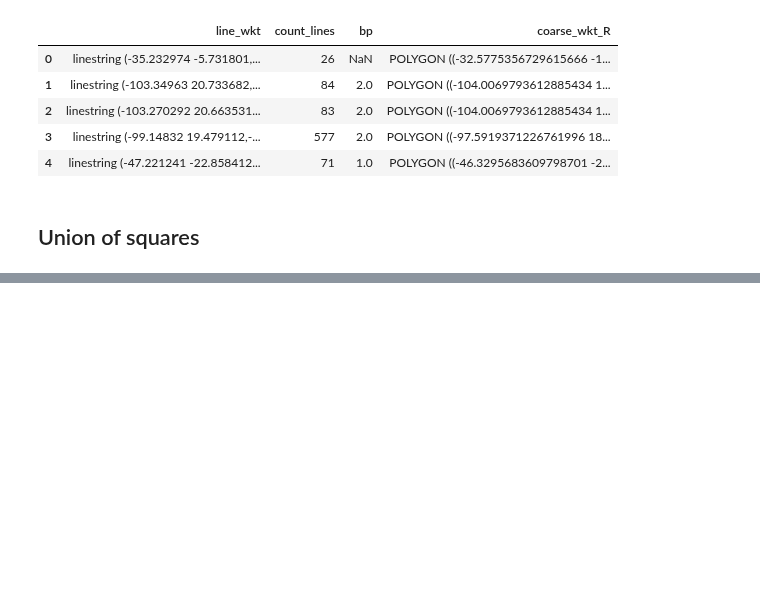
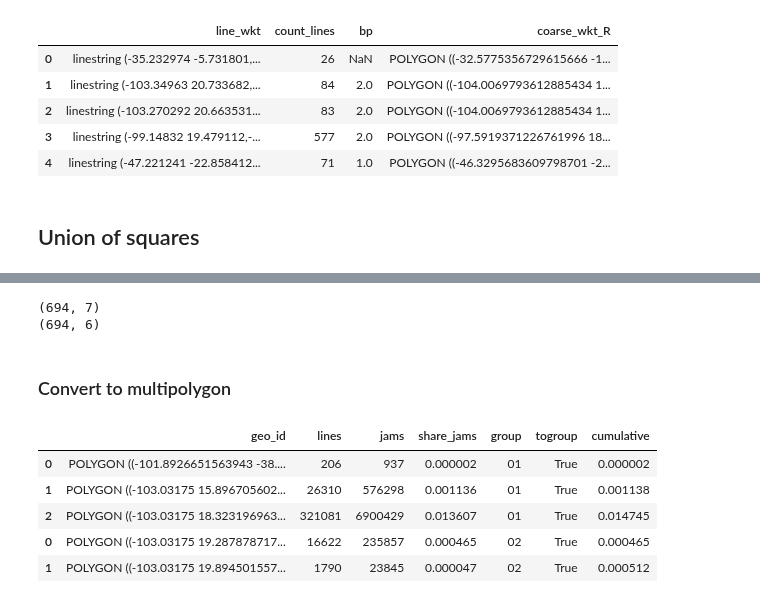
Before and after one commit to EL-BID/IDB-IDB-Invest-Coronavirus-Impact-Dashboard, a Jupyter notebook: notebooks/katana_bounds.ipynb, the cells around one changed output, grey strips where cells are left out. Saved outputs shown, nothing was run; the diff lists cells and outputs as text; code cells hidden in the pictures; blank space fills up the shorter version.

```diff
--- a/notebooks/katana_bounds.ipynb
+++ b/notebooks/katana_bounds.ipynb
@@ -843,0 +890,6 @@ logger.debug(f"Redo: {len(squares)}")
+# %%
+print(df_final.shape)
+print(df.shape)
+# %% [output]
+(694, 7)
+(694, 6)
@@ -843,0 +907,11 @@ logger.debug(f"Redo: {len(squares)}")
+# %% [markdown]
+### Convert to multipolygon
+# %%
+df_final.head()
+# %% [output]
+|  | geo_id | lines | jams | share_jams | group | togroup | cumulative |
+| 0 | POLYGON ((-101.8926651563943 -38.... | 206 | 937 | 0.000002 | 01 | True | 0.000002 |
+| 1 | POLYGON ((-103.03175 15.896705602... | 26310 | 576298 | 0.001136 | 01 | True | 0.001138 |
+| 2 | POLYGON ((-103.03175 18.323196963... | 321081 | 6900429 | 0.013607 | 01 | True | 0.014745 |
+| 0 | POLYGON ((-103.03175 19.287878717... | 16622 | 235857 | 0.000465 | 02 | True | 0.000465 |
+| 1 | POLYGON ((-103.03175 19.894501557... | 1790 | 23845 | 0.000047 | 02 | True | 0.000512 |
```
Also changed, not shown: parts of 26 cells of this notebook, 1 other file.
